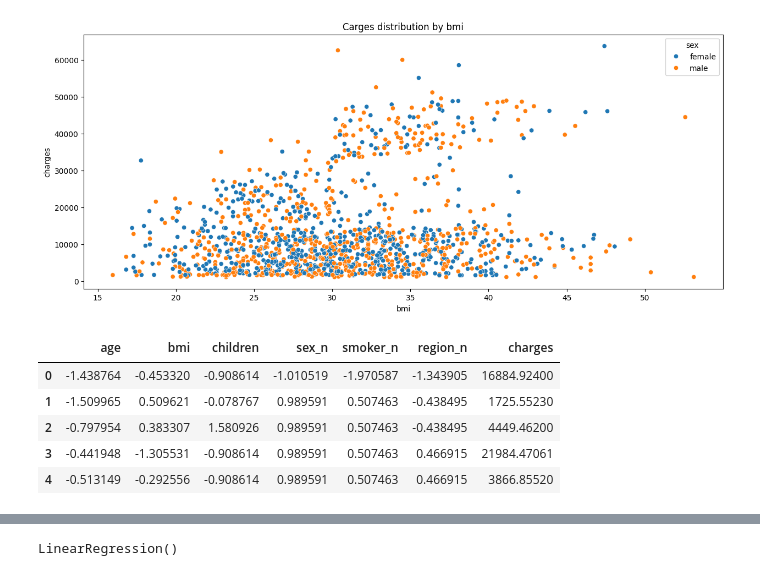
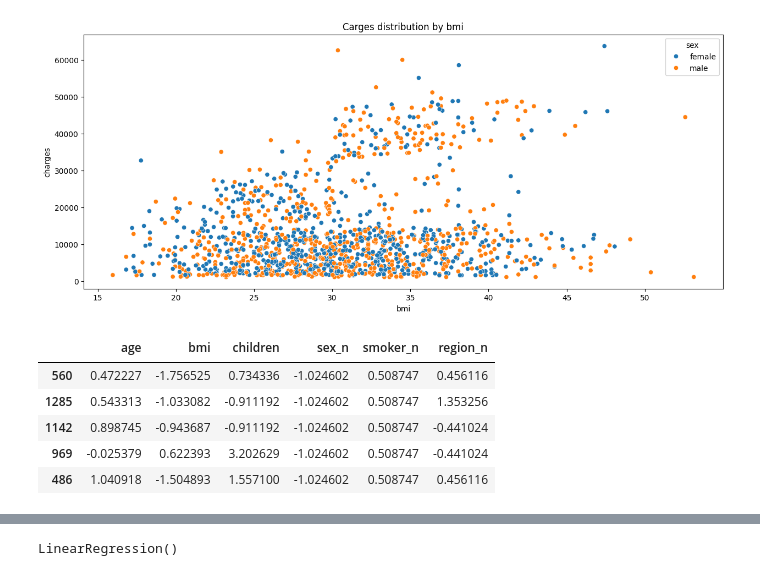
Before and after one commit to 4GeeksAcademy/IagoRivadulla-Linear-Regression-Medical-Insurance, a Jupyter notebook: src/explore.ipynb, the cells around one changed output, grey strips where cells are left out. Drawn from its saved outputs; the diff is of its cells as text; code cells hidden in the pictures.

```diff
--- a/src/explore.ipynb
+++ b/src/explore.ipynb
@@ -84,23 +84,5 @@ plt.show()
 df["sex_n"] = pd.factorize(df["sex"])[0]
 df["smoker_n"] = pd.factorize(df["smoker"])[0]
 df["region_n"] = pd.factorize(df["region"])[0]
-
-nums = ["age", "bmi", "children", "sex_n", "smoker_n", "region_n"]
-
-scaler = StandardScaler()
-scal_features = scaler.fit_transform(df[nums])
-
-df_scaled = pd.DataFrame(scal_features, index=df.index, columns=nums)
-
-df_scaled['charges'] = df['charges']
-
-df_scaled.head()
-# %% [output]
-|  | age | bmi | children | sex_n | smoker_n | region_n | charges |
-| 0 | -1.438764 | -0.453320 | -0.908614 | -1.010519 | -1.970587 | -1.343905 | 16884.92400 |
-| 1 | -1.509965 | 0.509621 | -0.078767 | 0.989591 | 0.507463 | -0.438495 | 1725.55230 |
-| 2 | -0.797954 | 0.383307 | 1.580926 | 0.989591 | 0.507463 | -0.438495 | 4449.46200 |
-| 3 | -0.441948 | -1.305531 | -0.908614 | 0.989591 | 0.507463 | 0.466915 | 21984.47061 |
-| 4 | -0.513149 | -0.292556 | -0.908614 | 0.989591 | 0.507463 | 0.466915 | 3866.85520 |
 # %%
 #train test split
@@ -111,3 +100,12 @@ X_train, X_test, y_train, y_test = train_test_split(X, y, test_size= 0.2, random
+# %%
+X_train.head()
+# %% [output]
+|  | age | bmi | children | sex_n | smoker_n | region_n |
+| 560 | 0.472227 | -1.756525 | 0.734336 | -1.024602 | 0.508747 | 0.456116 |
+| 1285 | 0.543313 | -1.033082 | -0.911192 | -1.024602 | 0.508747 | 1.353256 |
+| 1142 | 0.898745 | -0.943687 | -0.911192 | -1.024602 | 0.508747 | -0.441024 |
+| 969 | -0.025379 | 0.622393 | 3.202629 | -1.024602 | 0.508747 | -0.441024 |
+| 486 | 1.040918 | -1.504893 | 1.557100 | -1.024602 | 0.508747 | 0.456116 |
 # %%
 #looking for best columns
 
```
Also changed, not shown: parts of 6 cells of this notebook.
